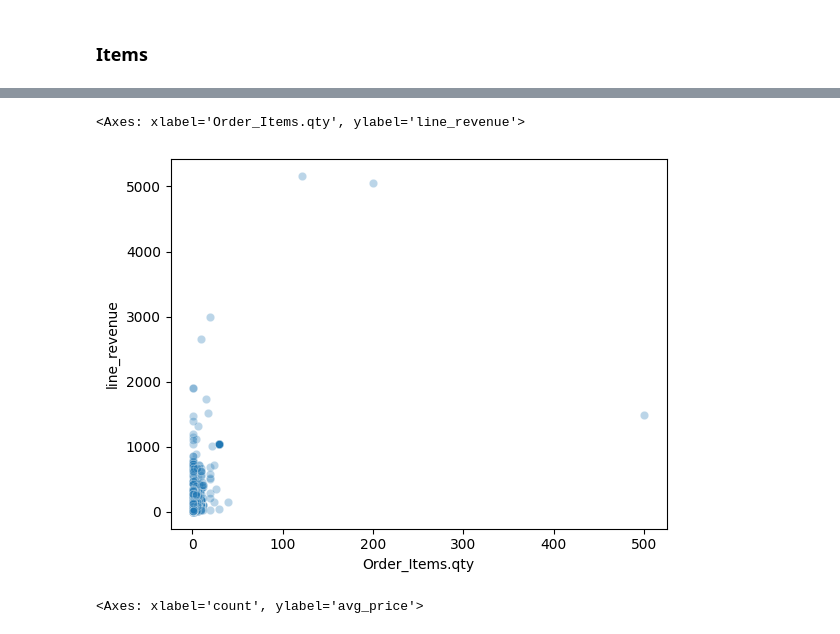
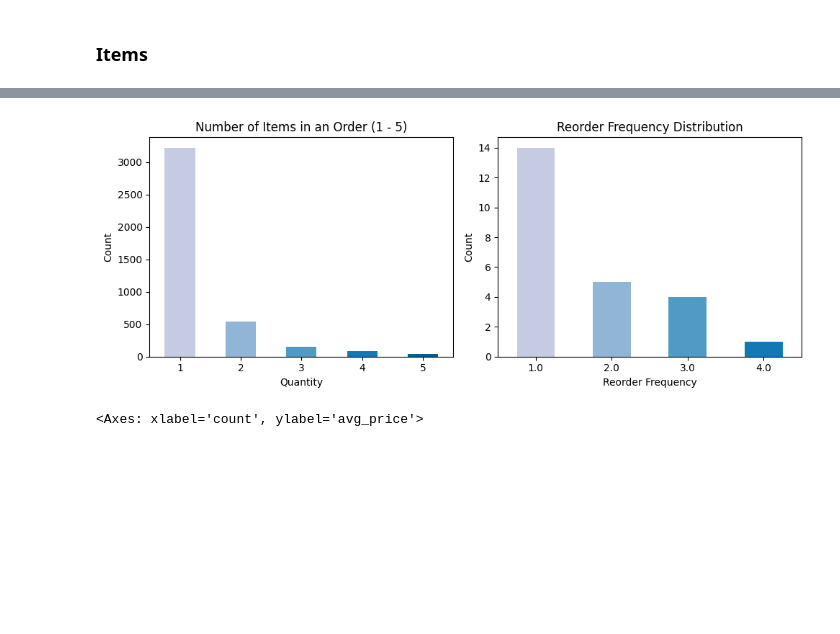
Before and after one commit to data-mosaic/Anna-Project, a Jupyter notebook: notebooks/03_modeling.ipynb, the cells around one changed output, grey strips where cells are left out. Saved outputs shown, nothing was run; the diff lists cells and outputs as text; code cells hidden in the pictures; blank space fills up the shorter version.

```diff
--- a/notebooks/03_modeling.ipynb
+++ b/notebooks/03_modeling.ipynb
@@ -170,17 +162,21 @@ category_list = ['Orders.shipping_carrier', 'Orders.shipping_method', 'Orders.di
 dfs = [df, df_orders, df_customers, df_items, df_products]
 
 for data in dfs:
-    for col in id_list:
+    for col in id_cols:
         if col in data.columns:
             data[col] = data[col].astype("object")
 
-    for col in category_list:
+    for col in category_cols:
         if col in data.columns:
             data[col] = data[col].astype("category")
 
-    for col in integer_list:
+    for col in integer_cols:
         if col in data.columns:
             data[col] = data[col].astype("int64")
+
+    for col in date_cols:
+        if col in df.columns:
+            df[col] = pd.to_datetime(df[col], errors='coerce')
 # %%
 ########################################################################################
 backup_df = df.copy()
@@ -1062,15 +865,41 @@ plt.show()
-# %%
-df_items["line_revenue"] = df_items["Order_Items.qty"] * df_items["Order_Items.price"]
-
-sns.scatterplot(
-    data=df_items,
-    x="Order_Items.qty",
-    y="line_revenue",
-    alpha=0.3
-)
-# %% [output]
-<Axes: xlabel='Order_Items.qty', ylabel='line_revenue'>
-[figure, removed]
+# %%
+colors = sns.color_palette("PuBu", n_colors=6)[1:]
+
+fig, axes = plt.subplots(1, 2, figsize=(10, 4))
+
+# -------------------------------
+# 1) Кількість товарів у замовленні (1–5)
+# -------------------------------
+small_qty = df[df['Order_Items.qty'] <= 5]
+
+small_qty['Order_Items.qty'] \
+    .value_counts() \
+    .sort_index() \
+    .plot(kind='bar', color=colors, ax=axes[0])
+
+axes[0].set_title('Number of Items in an Order (1 - 5)')
+axes[0].set_xlabel('Quantity')
+axes[0].set_ylabel('Count')
+axes[0].tick_params(axis='x', rotation=0)
+
+# -------------------------------
+# 2) Частота повторного замовлення
+# -------------------------------
+(df_items[df_items['Order_Items.reorder_frequency'].notna()]
+    ['Order_Items.reorder_frequency']
+    .value_counts()
+    .sort_index()
+    .plot(kind='bar', color=colors, ax=axes[1]))
+
+axes[1].set_title('Reorder Frequency Distribution')
+axes[1].set_xlabel('Reorder Frequency')
+axes[1].set_ylabel('Count')
+axes[1].tick_params(axis='x', rotation=0)
+
+plt.tight_layout()
+plt.show()
+# %% [output]
+[figure, added]
 # %%
 group_product_name = df_items.groupby("Order_Items.product_name").agg(
     count=("Order_Items.id", "count"),
```
Also changed, not shown: parts of 60 cells of this notebook, 1 other file.
